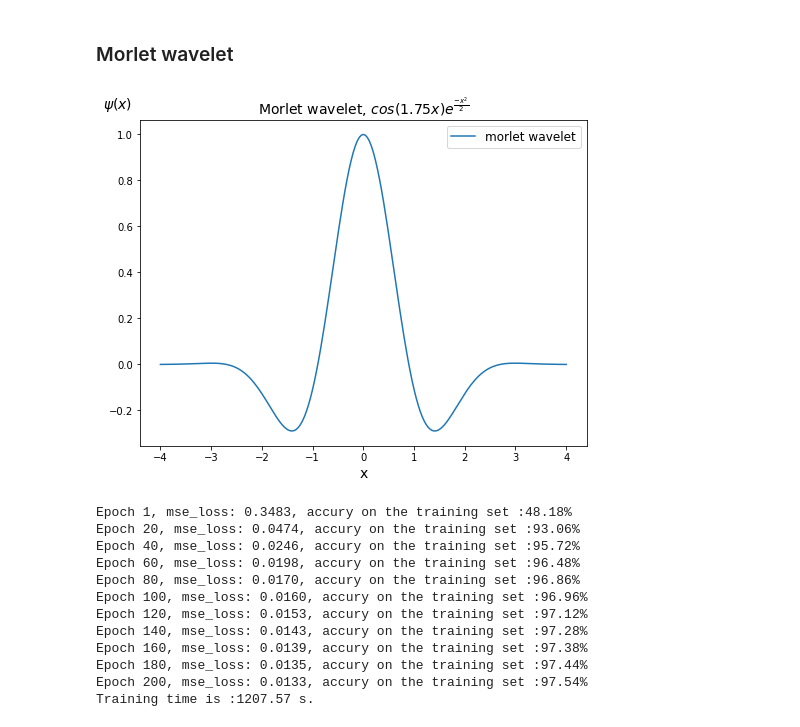
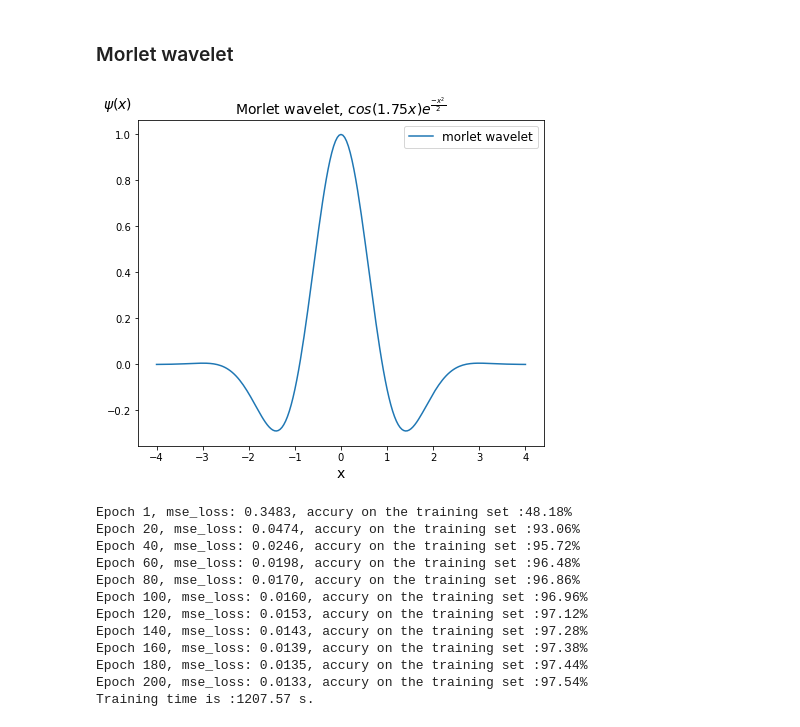
Before and after one commit to jswanglp/NN_and_WNN, a Jupyter notebook: notebooks/WNN_POLYWOG3.ipynb, the cells around one changed output. Cells and saved outputs as stored; diff of their text form; code cells hidden in the pictures.

Commit message:
:sparkles: add derivative of function

```diff
--- a/notebooks/WNN_POLYWOG3.ipynb
+++ b/notebooks/WNN_POLYWOG3.ipynb
@@ -226,20 +226,31 @@ Only support 'morlet wavelet' and 'POLYWOG3 wavelet'.
 # %% [markdown]
 ### Morlet wavelet
 # %%
+# Morlet wavelet
 net = WaveletNeuralNet([784, 128, num_classes], k=1.75, name='morlet wavelet')
 title_name = net.name.capitalize() + r', $cos(%.2fx)e^{\frac{-x^{2}}{2}}$' % net.k
-fig = plt.figure(1, figsize=(8, 6))
-ax = fig.add_subplot(111)
+fig = plt.figure(1, figsize=(16, 6))
+ax = fig.add_subplot(121)
 x = np.linspace(-4, 4, 201, endpoint=True)
 y = net.phi(x, t=1, s=0)
 ax.plot(x, y, label='morlet wavelet')
 ax.legend(loc='upper right', fontsize=12)
 ax.set_title(title_name, fontsize=14)
 ax.set_xlabel('x', fontsize=14)
 ax.set_ylabel(r'$\psi (x)$', rotation='horizontal', fontsize=14)
 ax.yaxis.set_label_coords(-.05,1.02)
+
+# # Derivative function
+# y_d = net.phi_der(x, t=1, s=0)
+# ax_d = fig.add_subplot(122)
+# ax_d.plot(x, y_d, label='derivative')
+# ax_d.legend(loc='upper right', fontsize=12)
+# ax_d.set_title('Derivative of morlet wavelet', fontsize=14)
+# ax_d.set_xlabel('x', fontsize=14)
+# ax_d.set_ylabel("${\psi}'(x)$", rotation='horizontal', fontsize=14)
+# ax_d.yaxis.set_label_coords(-.05,1.02)
 # %% [output]
-[figure, old version]
+[figure, new version]
 # %%
 net.SGD(training_data, epochs=200, mini_batch_size=32, lr=.1, step=20)
 # %% [output]
```
Also changed, not shown: parts of 1 cell of this notebook.
